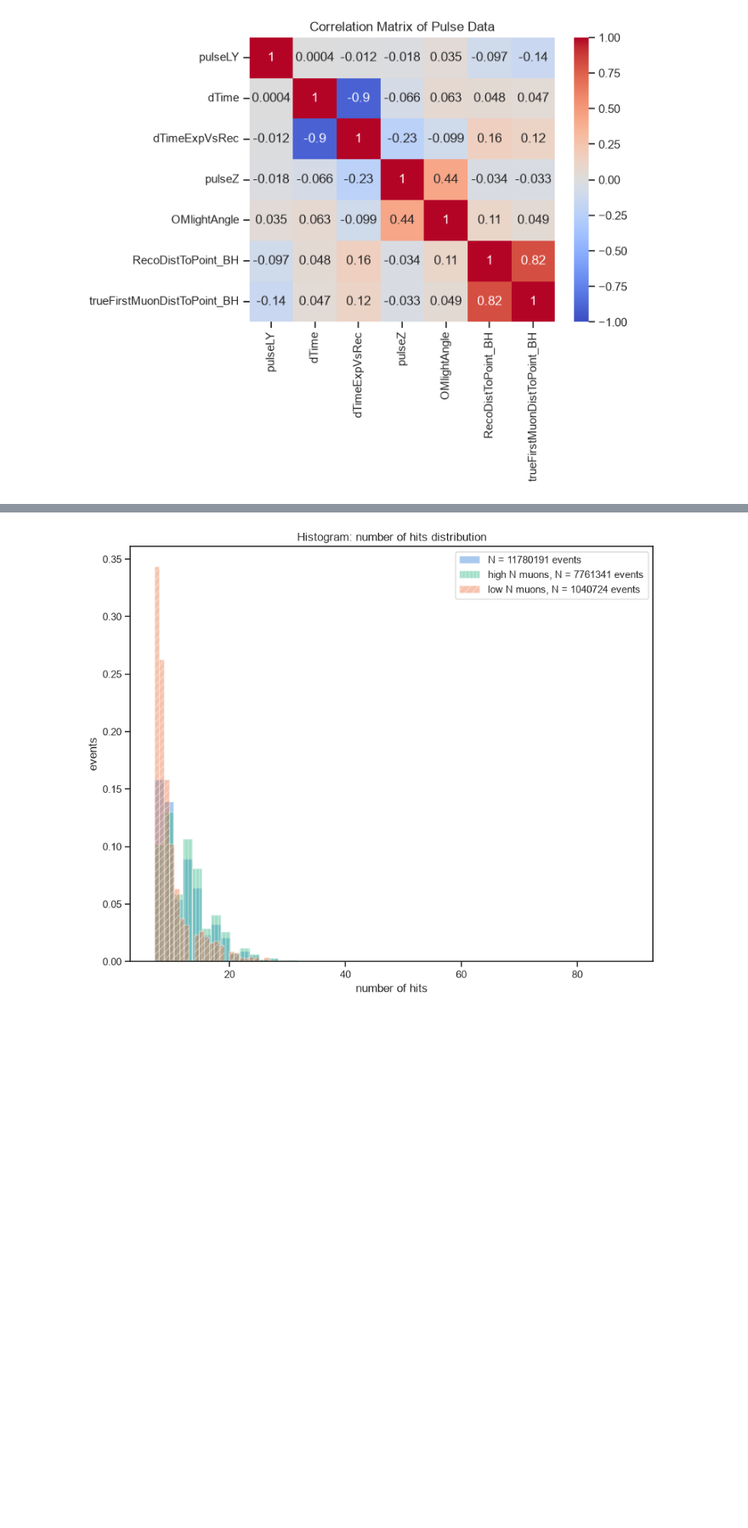
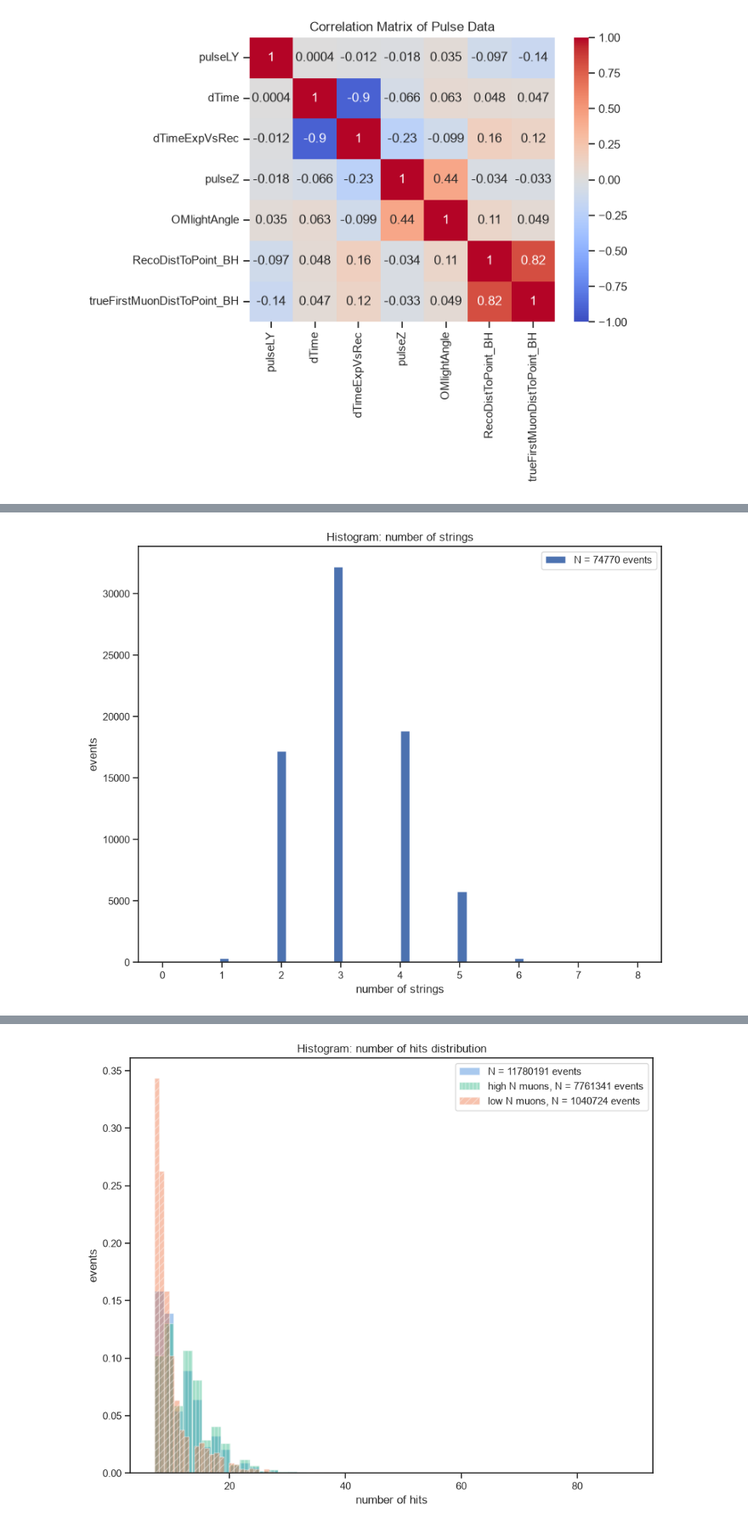
Before and after one commit to alsed160201/baikal_dist_calibr, a Jupyter notebook: notebooks/data_research.ipynb, the cells around one changed output, grey strips where cells are left out. Shown at 85% size. Saved outputs shown, nothing was run; the diff lists cells and outputs as text; code cells hidden in the pictures; blank space fills up the shorter version.

```diff
--- a/notebooks/data_research.ipynb
+++ b/notebooks/data_research.ipynb
@@ -178,0 +248,12 @@ plt.show()
+# %%
+fig, ax = plt.subplots(figsize=(10, 8))
+n_events = len(df_event)
+ax.hist(df_event['RecoNStrings'], bins=50, range = (0, 8), label=f'N = {n_events} events')
+
+ax.set_xlabel('number of strings')
+ax.set_ylabel('events')
+ax.set_title('Histogram: number of strings')
+ax.legend()
+plt.show()
+# %% [output]
+[figure, added]
```
Also changed, not shown: parts of 19 cells of this notebook.
